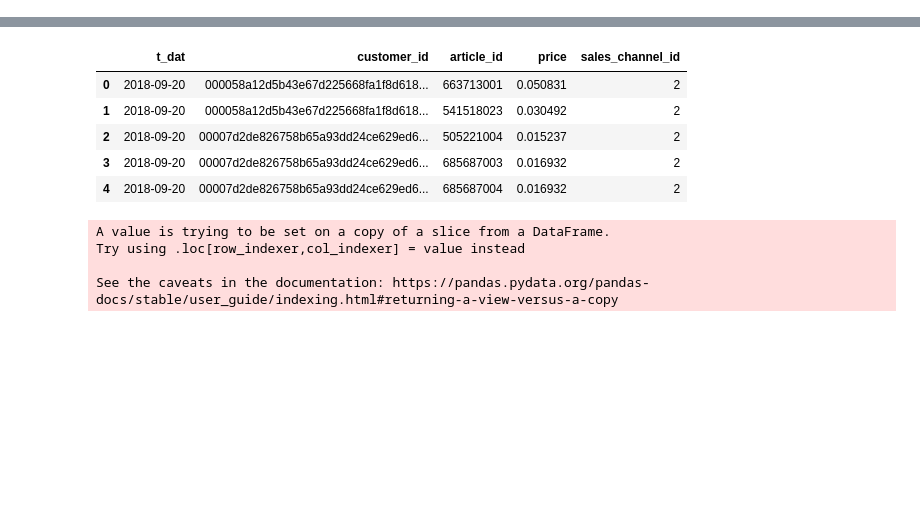
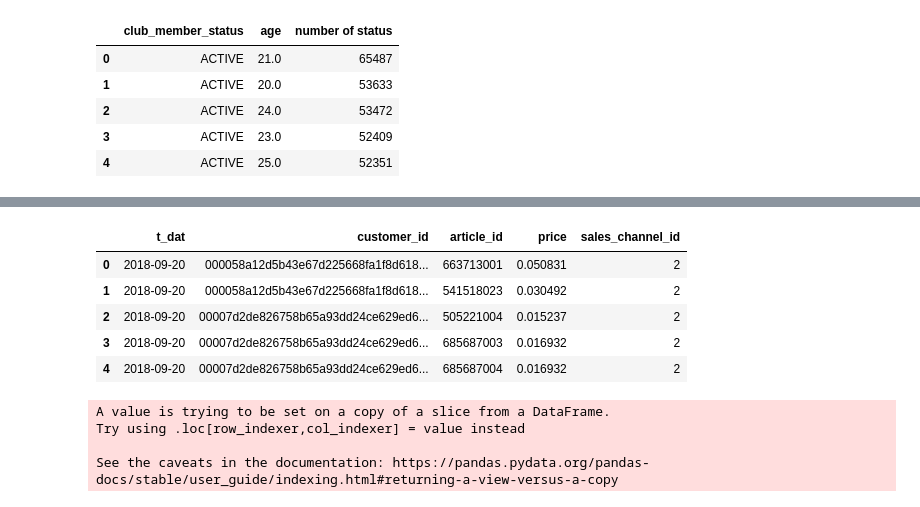
Before and after one commit to INA-95/H-M-Personalized-Fashion-Recommendations, a Jupyter notebook: EDA.ipynb, the cells around one changed output, grey strips where cells are left out. Saved outputs shown, nothing was run; the diff lists cells and outputs as text; code cells hidden in the pictures; blank space fills up the shorter version.

```diff
--- a/EDA.ipynb
+++ b/EDA.ipynb
@@ -135,0 +137,15 @@ distribution(customers, 'age')
+# %%
+# relationship with age & club_member_status
+# hypothesis : As you get older, you're not likely active in club member
+
+# number of club_member_status by age
+
+num_status_by_age = customers.groupby(['club_member_status'])['age'].value_counts().reset_index(name = 'number of status')
+num_status_by_age.head()
+# %% [output]
+|  | club_member_status | age | number of status |
+| 0 | ACTIVE | 21.0 | 65487 |
+| 1 | ACTIVE | 20.0 | 53633 |
+| 2 | ACTIVE | 24.0 | 53472 |
+| 3 | ACTIVE | 23.0 | 52409 |
+| 4 | ACTIVE | 25.0 | 52351 |
```
Also changed, not shown: parts of 22 cells of this notebook.
